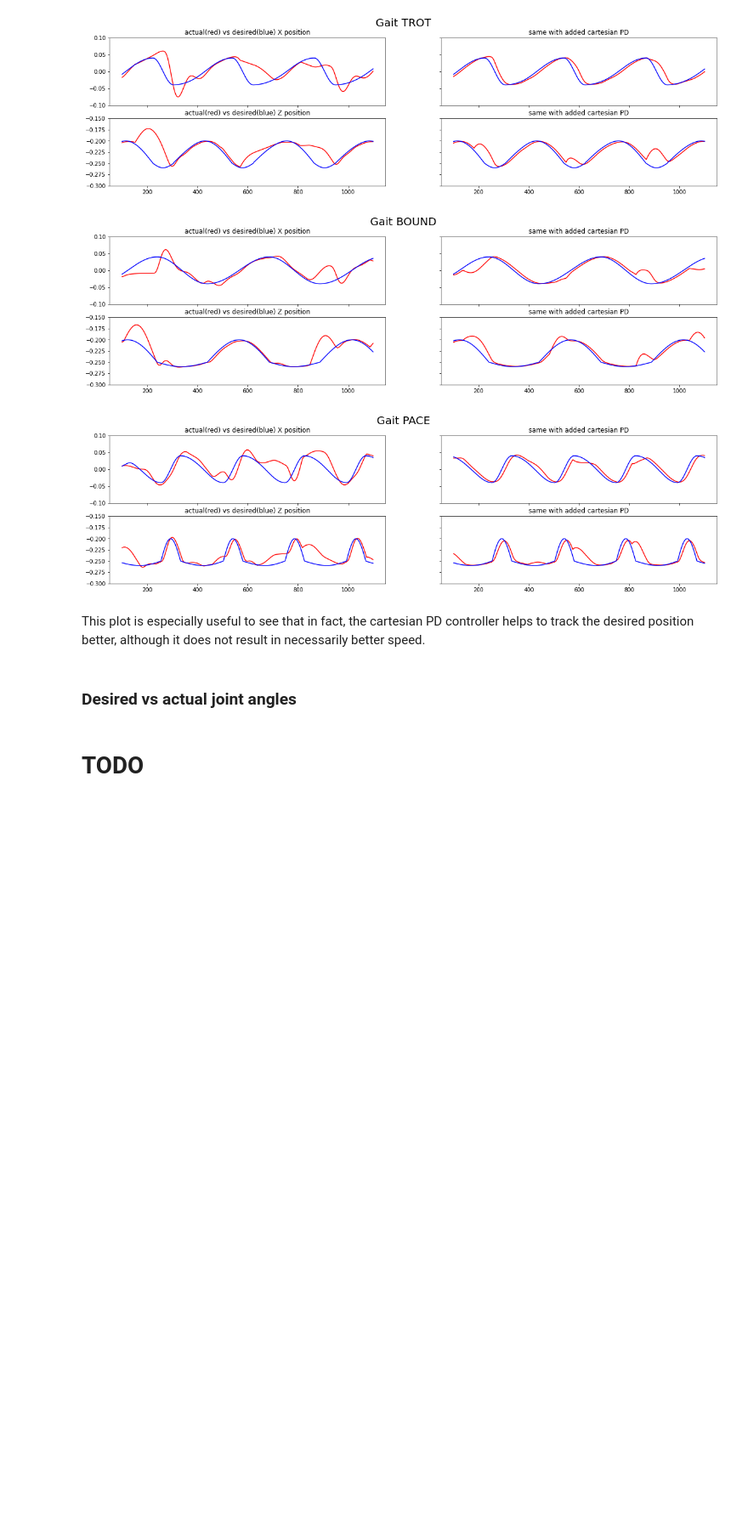
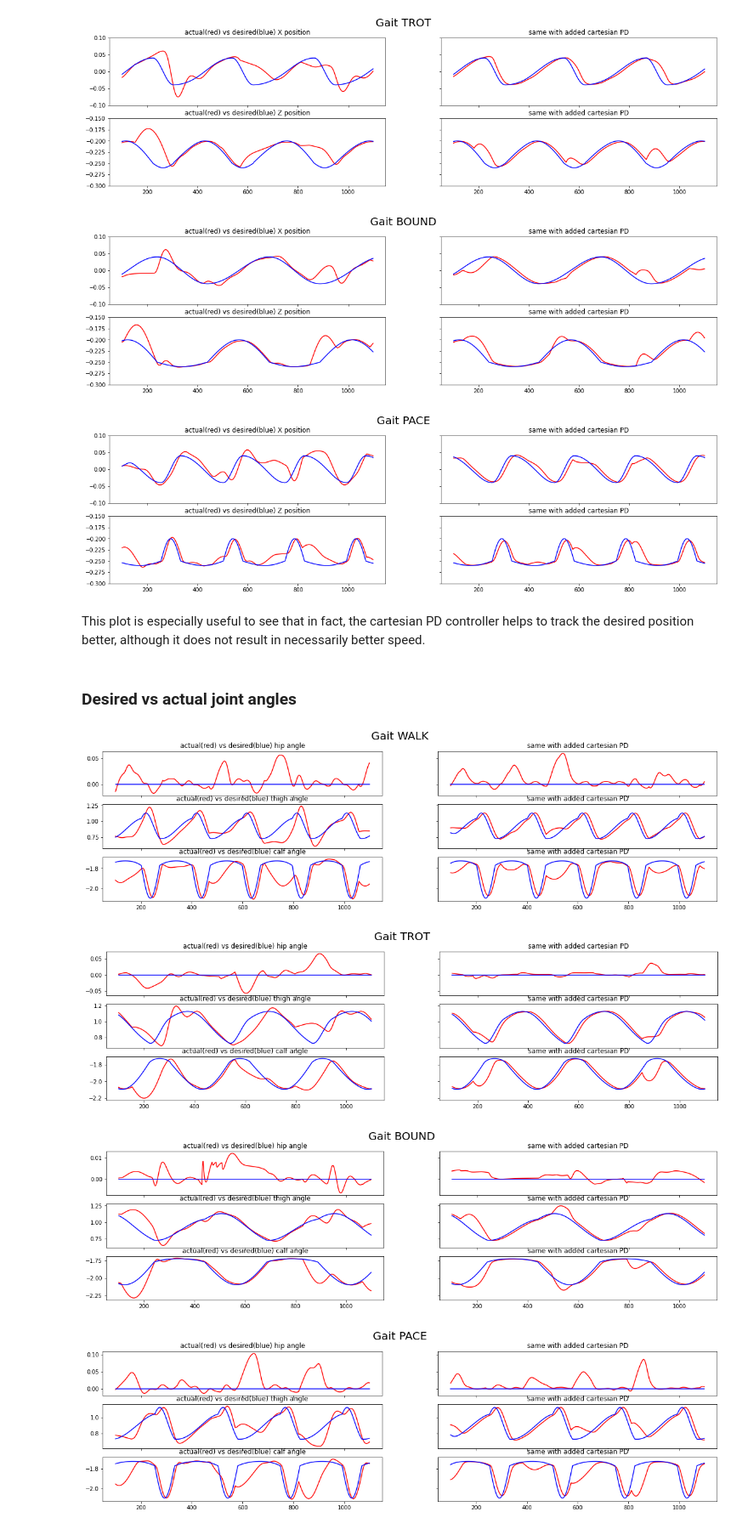
Before and after one commit to theophanemayaud/EPFL-MA-MICRO507-LeggedRobots, a Jupyter notebook: CentralPatternGenerator.ipynb, the cells around one changed output. Shown at 85% size. Cells and saved outputs as stored; diff of their text form; code cells hidden in the pictures; blank space fills up the shorter version.

Commit message:
cpg: video generation done, notebook cleaned of warnings

```diff
--- a/CentralPatternGenerator.ipynb
+++ b/CentralPatternGenerator.ipynb
@@ -962,9 +962,12 @@ Let's look in different ways at the performance we have achieved. We'll modify t
 def run_simulation_graphs(gait, reverse=False, tune_omegas=False,
                    omega_stance=np.pi, omega_swing=np.pi, simulation_duration=10,
                    render=True, musqrt=1, ground_penetration=0.01, swing_height=0.05,
-                   coupling_strength=1, add_cartesian_PD=False):
+                   coupling_strength=1, add_cartesian_PD=False, record=False):
     footPos = np.empty((1,3))
     footDesPos = np.empty((1,3))
+    legAngles = np.empty((1,3))
+    legDesAngles = np.empty((1,3))
+    baseVelocities = np.empty((1,3))
 
     # default best params found from grid_search
     if tune_omegas==False:
@@ -1031,7 +1034,7 @@ def run_simulation_graphs(gait, reverse=False, tune_omegas=False,
                       action_repeat=1,
                       motor_control_mode="TORQUE",
                       add_noise=False,    # start in ideal conditions
-                      # record_video=True
+                      record_video=record
                       )
     final_distance_xyz = np.array([0, 0, 0])
     fell=False
@@ -1044,6 +1047,8 @@ def run_simulation_graphs(gait, reverse=False, tune_omegas=False,
         q = env.robot.GetMotorAngles()
         dq = env.robot.GetMotorVelocities()
 
+        baseVelocities = np.append(baseVelocities, [env.robot.GetBaseLinearVelocity()], axis=0)
+
         # loop through desired foot positions and calculate torques
         for i in range(4):
             # initialize torques for legi
@@ -1051,16 +1056,16 @@ def run_simulation_graphs(gait, reverse=False, tune_omegas=False,
             # get desired foot i pos (xi, yi, zi) in leg frame
             leg_xyz = np.array([xs[i],sideSign[i] * foot_y,zs[i]])
             # call inverse kinematics to get corresponding joint angles (see ComputeInverseKinematics() in quadruped.py)
-    #         leg_q = np.zeros(3) # [TODO]
             leg_q = env.robot.ComputeInverseKinematics(i, leg_xyz)
             # Add joint PD contribution to tau for leg i (Equation 4)
-    #         tau += np.zeros(3) # [TODO]
             tau += kp*(leg_q-q[3*i:3*i+3])+kd*(-dq[3*i:3*i+3]) # assume we want 0 velocity
 
             [ J, pos] = env.robot.ComputeJacobianAndPosition(i)
             if i==0:
                 footDesPos = np.append(footDesPos, [leg_xyz], axis=0)
                 footPos = np.append(footPos, [pos], axis=0)
+                legAngles = np.append(legAngles, [q[3*i:3*i+3]], axis=0)
+                legDesAngles = np.append(legDesAngles, [leg_q], axis=0)
 
             # add Cartesian PD contribution
             if add_cartesian_PD:
@@ -1083,7 +1088,7 @@ def run_simulation_graphs(gait, reverse=False, tune_omegas=False,
         if env.is_fallen():
             fell=True
             break
-    return final_distance_xyz, fell, [footDesPos, footPos]
+    return final_distance_xyz, fell, [footDesPos, footPos, legDesAngles, legAngles, baseVelocities]
 # %% [markdown]
 ### Foot desired vs actual position
 # %%
@@ -1134,5 +1136,3 @@ for gait in gaits:
 This plot is especially useful to see that in fact, the cartesian PD controller helps to track the desired position better, although it does not result in necessarily better speed.
 # %% [markdown]
 ### Desired vs actual joint angles
-# %% [markdown]
-# TODO
@@ -1150,0 +1139,47 @@ pybullet.disconnect()
+# %%
+gaits=["WALK", "TROT", "BOUND", "PACE"]
+
+for gait in gaits:
+    _, _, simul_data_noCart = run_simulation_graphs(gait=gait, render=False, add_cartesian_PD=False)
+    _, _, simul_dataWith = run_simulation_graphs(gait=gait, render=False, add_cartesian_PD=True)
+
+    t = range(100, 1100)
+
+    legDesAnglesNo = simul_data_noCart[2][t,:]
+    legAnglesNo = simul_data_noCart[3][t,:]
+    legDesAnglesWith = simul_dataWith[2][t,:]
+    legAnglesWith = simul_dataWith[3][t,:]
+
+    fig, axs = plt.subplots(3, 2, sharex=True, sharey='row', figsize=(20,5))
+    fig.suptitle(f"Gait {gait}",fontsize=20)
+
+    axs[0, 0].set_title(f"actual(red) vs desired(blue) hip angle")
+    axs[0, 0].plot(t, legAnglesNo[:,0], c="red")
+    axs[0, 0].plot(t, legDesAnglesNo[:,0], c="blue")
+
+    axs[0, 1].set_title(f"same with added cartesian PD")
+    axs[0, 1].plot(t, legAnglesWith[:,0], c="red")
+    axs[0, 1].plot(t, legDesAnglesWith[:,0], c="blue")
+
+    axs[1, 0].set_title(f"actual(red) vs desired(blue) thigh angle")
+    axs[1, 0].plot(t, legAnglesNo[:,1], c="red")
+    axs[1, 0].plot(t, legDesAnglesNo[:,1], c="blue")
+
+    axs[1, 1].set_title(f"same with added cartesian PD")
+    axs[1, 1].plot(t, legAnglesWith[:,1], c="red")
+    axs[1, 1].plot(t, legDesAnglesWith[:,1], c="blue")
+
+    axs[2, 0].set_title(f"actual(red) vs desired(blue) calf angle")
+    axs[2, 0].plot(t, legAnglesNo[:,2], c="red")
+    axs[2, 0].plot(t, legDesAnglesNo[:,2], c="blue")
+
+    axs[2, 1].set_title(f"same with added cartesian PD")
+    axs[2, 1].plot(t, legAnglesWith[:,2], c="red")
+    axs[2, 1].plot(t, legDesAnglesWith[:,2], c="blue")
+
+    plt.show()
+# %% [output]
+[figure, added]
+[figure, added]
+[figure, added]
+[figure, added]
```
Also changed, not shown: parts of 7 cells of this notebook.
